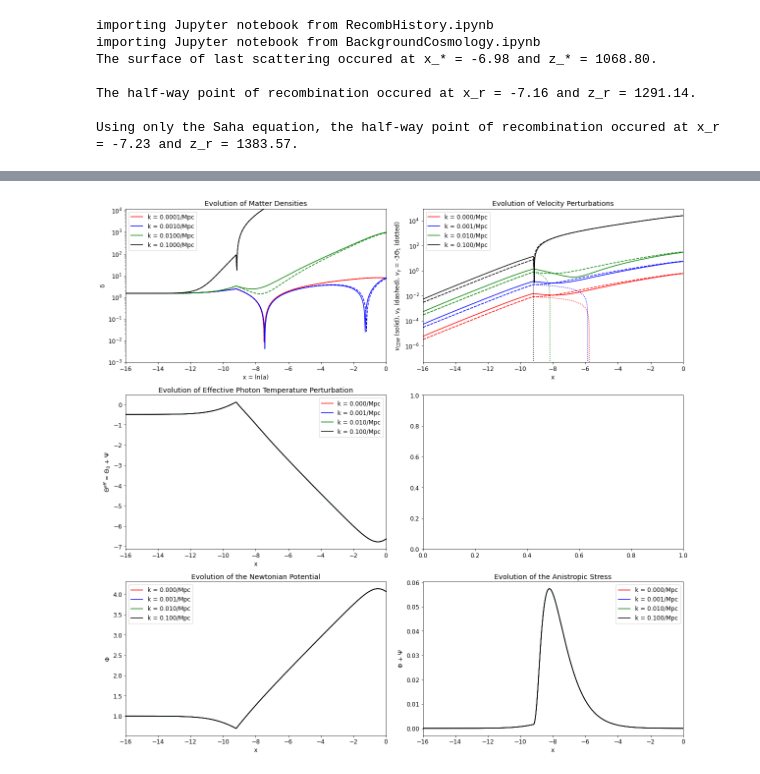
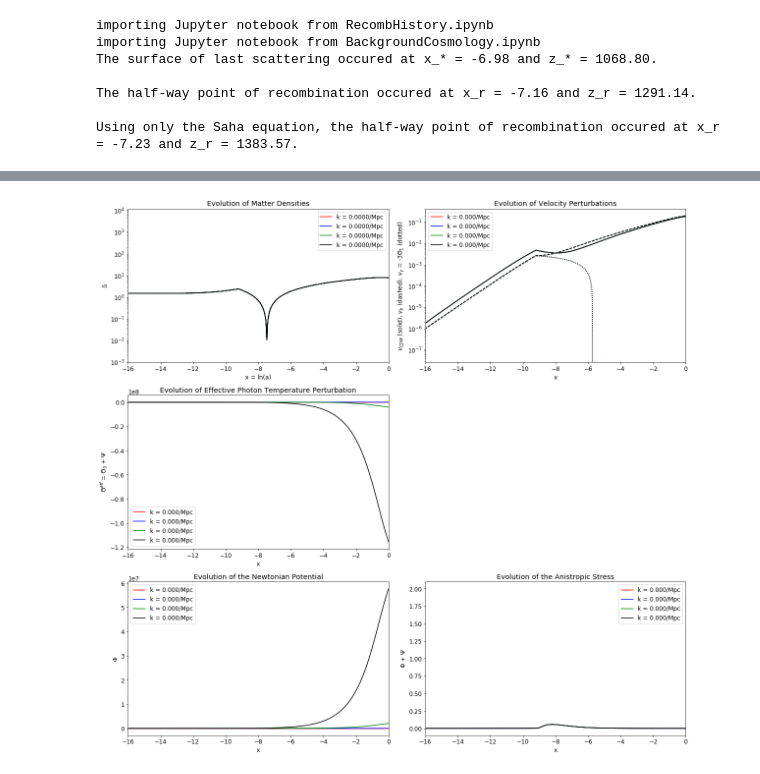
Before and after one commit to azieg/CMB-Simulation, a Jupyter notebook: StructureEvolution.ipynb, the cells around one changed output, grey strips where cells are left out. Cells and saved outputs as stored; diff of their text form; code cells hidden in the pictures.

```diff
--- a/StructureEvolution.ipynb
+++ b/StructureEvolution.ipynb
@@ -61,12 +65,20 @@ def getTCtime(k):
     xstartrec = -np.log(1.0 + 1630.4)
     x = xinit
 
+    #nn = 1000
+    #i = -1
+
     while x < xstartrec:
-        x = x + 1.0e-2
+        x = x + 1.0e-4
+
+        #i += 1
+        #x = xinit + i*(0 - xinit)/nn
+
+
         hp = getHPrime(x)
         dτ = τ2spl(x)[0]
 
-        if ( (abs(dτ) < 10.0) or (abs(c*k/(hp*dτ)) > .1) or (x > xstartrec) ):
+        if ( ((abs(dτ) < 10.0) and (abs(c*k/(hp*dτ)) > .1)) or (x > xstartrec) ):
             xtc = x
             break
 
@@ -283,18 +295,23 @@ dΨ = np.zeros(shape=(ntotal, nk))
 for i in range(nk):
 
     Φ[0, i] = 1.0
-    δ[0, i] = 1.5*Φ[0, i]
-    δb[0, i] = 1.5*Φ[0, i]
+
+    δ[0, i] = (3.0/2.0)*Φ[0, i]
+    δb[0, i] = δ[0, i]
+
     v[0, i] = c*ks[i]*Φ[0, i]/(2.0*getHPrime(xinit))
     vb[0, i] = v[0, i]
+
     Θ[0, 0, i] = (1.0/2.0)*Φ[0, i]
     Θ[0, 1, i] = -c*ks[i]*Φ[0, i]/(6.0*getHPrime(xinit))
     Θ[0, 2, i] = -20.0*c*ks[i]*Θ[0, 1, i]/(45.0*getHPrime(xinit)*τ2spl(xinit)[0])
+
     for l in range(3, lmaxint):
         Θ[0, l, i] = -l*c*ks[i]*Θ[0, l - 1, i]/((2.0*l + 1.0)*getHPrime(xinit)*τ2spl(xinit)[0])
-    Ψ[0, i] = -Φ[0, i] - 12.0*Ωr*Θ[0, 2, i]*H0/(c*ks[i]*np.exp(xinit))
+
+    Ψ[0, i] = 1.0#-Φ[0, i] - 12.0*Ωr*Θ[0, 2, i]*H0/(c*ks[i]*np.exp(xinit))
+
     '''
-
     Ψ[0, i] = -1.0/(3.0/2.0)
     Φ[0, i] = -Ψ[0, i]
 
@@ -514,19 +521,21 @@ def plot(kvals):
     axs[1, 0].set_xlim(-16, 0)
     for i in range(len(kvals)):
         lb = 'k = ' + str('{:05.3f}'.format(kvals[i])) + '/Mpc'
-        data_Ψ = Ψ_spl(x_grid, kvals[i]*h*m2Mpc/c)[:, 0]
-        data_Θ0 = Θ0_spl(x_grid, kvals[i]*h*m2Mpc/c)[:, 0]
+        data_Ψ = Ψ_spl(x_grid, kvals[i]*h)[:, 0]
+        data_Θ0 = Θ0_spl(x_grid, kvals[i]*h)[:, 0]
         axs[1, 0].plot(x_grid, data_Θ0 + data_Ψ, color=clr[i], label=lb)
     axs[1, 0].set_xlabel('x')
     axs[1, 0].set_ylabel('$Θ^{eff}$ = $Θ_0$ + Ψ')
     axs[1, 0].legend()
+
+    axs[1, 1].remove()
 
 
     axs[2, 0].set_title('Evolution of the Newtonian Potential')
     axs[2, 0].set_xlim(-16, 0)
     for i in range(len(kvals)):
         lb = 'k = ' + str('{:05.3f}'.format(kvals[i])) + '/Mpc'
-        data_Φ = Φ_spl(x_grid, kvals[i]*h*m2Mpc/c)[:, 0]
+        data_Φ = Φ_spl(x_grid, kvals[i]*h)[:, 0]
         axs[2, 0].plot(x_grid, data_Φ, color=clr[i], label=lb)
     axs[2, 0].set_xlabel('x')
     axs[2, 0].set_ylabel('Φ')
@@ -545,7 +554,8 @@ def plot(kvals):
     fig.tight_layout()
     plt.show()
 # %%
-kvals = [.0001, .001, .01, .1]
+#kvals = [.0001, .001, .01, .1]
+kvals = [kmin, ks[32], ks[66], kmax]
 plot(kvals)
 # %% [output]
-[figure, old version]
+[figure, new version]
```
Also changed, not shown: parts of 4 cells of this notebook, 4 other files.
